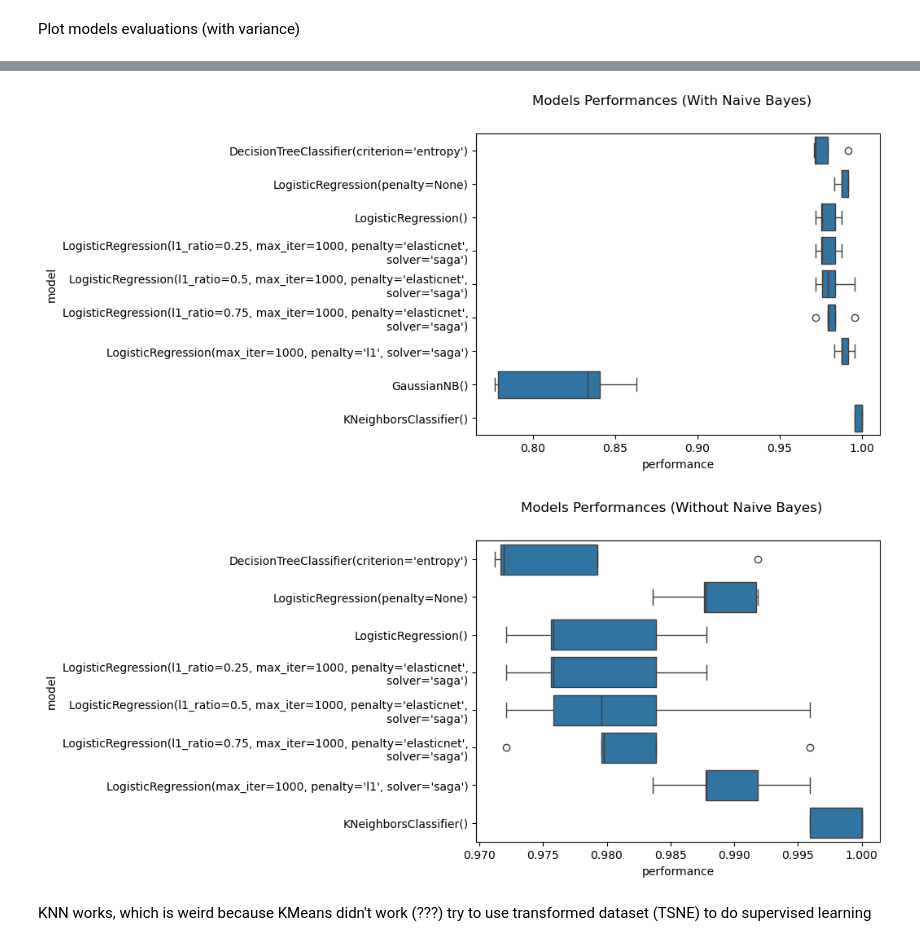
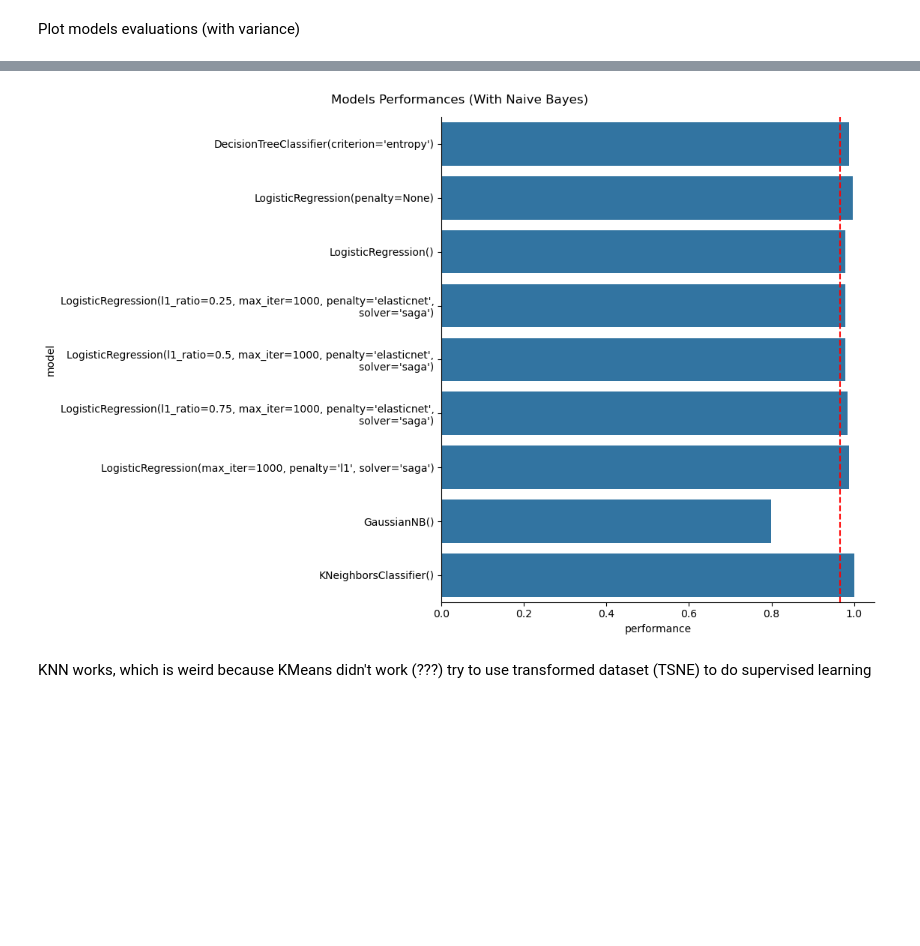
Before and after one commit to OdinMeng/MachineLearningBChallenges, a Jupyter notebook: challenges/challenge1/challenge-one.ipynb, the cells around one changed output, grey strips where cells are left out. Cells and saved outputs as stored; diff of their text form; code cells hidden in the pictures; blank space fills up the shorter version.

```diff
--- a/challenges/challenge1/challenge-one.ipynb
+++ b/challenges/challenge1/challenge-one.ipynb
@@ -285,27 +285,15 @@ from sklearn.metrics import f1_score
 # %%
 # Define function to run model, evaluate it with stratified 5-folds and return the average of F1-scores
 def run_model(model, X, y):
-    skf = StratifiedKFold(n_splits=5)
-    f1_scores = []
+    X_train, X_test, y_train, y_test = train_test_split(X, y, test_size=372, random_state=42) # Random state ensures that the split is ALWAYS the same
 
-    for train_index, test_index in skf.split(X, y):
-        try:
-            X_train = X.iloc[train_index]
-            X_test = X.iloc[test_index]
-        except:
-            X_train = X[train_index]
-            X_test = X[test_index]
+    model.fit(X_train, y_train)
+    y_test_hat = model.predict(X_test)
 
-        y_train = y.iloc[train_index]
-        y_test = y.iloc[test_index]
+    f1 = (f1_score(y_test, y_test_hat))
 
-        model.fit(X_train, y_train)
-        y_test_hat = model.predict(X_test)
-
-        f1_scores.append(f1_score(y_test, y_test_hat))
-
-    print(f"The model {model} has performed on the test dataset with the average {np.mean(f1_scores)}")
-    return f1_scores
+    print(f"The model {model} has performed on the test dataset with the average {f1}")
+    return f1
 # %%
 MODELS = [
     DecisionTreeClassifier(criterion='entropy'),
@@ -324,5 +312,5 @@ f1_scores = {}
 for model in MODELS:
     f1_score_i = run_model(model, X,y)
 
-    f1_scores[model] = f1_score_i
+    f1_scores[model] = [f1_score_i]
 # %% [output]
@@ -342,5 +330,5 @@ The model KNeighborsClassifier() has performed on the test dataset with the aver
 Plot models evaluations (with variance)
 # %%
 df_results = pd.DataFrame(f1_scores)
-df_results_processed = df_results.T.reset_index().melt(id_vars = 'index')[['index', 'value']]
-df_results_processed = df_results_processed.rename(columns={'index': 'model', 'value': 'performance'})
+df_results_processed = df_results.T.reset_index().rename(columns={'index': 'model', 0: 'performance'})
+df_results_processed
@@ -347,15 +346,11 @@ df_results_processed = df_results_processed.rename(columns={'index': 'model', 'v
 # %%
-sns.boxplot(df_results_processed, y='model', x='performance')
+sns.catplot(df_results_processed, y='model', x='performance', kind='bar', height=7.5, aspect=1.5/1)
 plt.suptitle("Models Performances (With Naive Bayes)")
+plt.axvline(np.mean(list(f1_scores.values())), color='r', linestyle='--')
+plt.tight_layout()
 plt.show()
 # %% [output]
-[figure, old version]
+[figure, new version]
-# %%
-sns.boxplot(df_results_processed[df_results_processed['model'].astype(str) != 'GaussianNB()'], y='model', x='performance')
-plt.suptitle("Models Performances (Without Naive Bayes)")
-plt.show()
-# %% [output]
-[figure, removed]
 # %% [markdown]
 KNN works, which is weird because KMeans didn't work (???)
 try to use transformed dataset (TSNE) to do supervised learning
```
Also changed, not shown: parts of 10 cells of this notebook.
